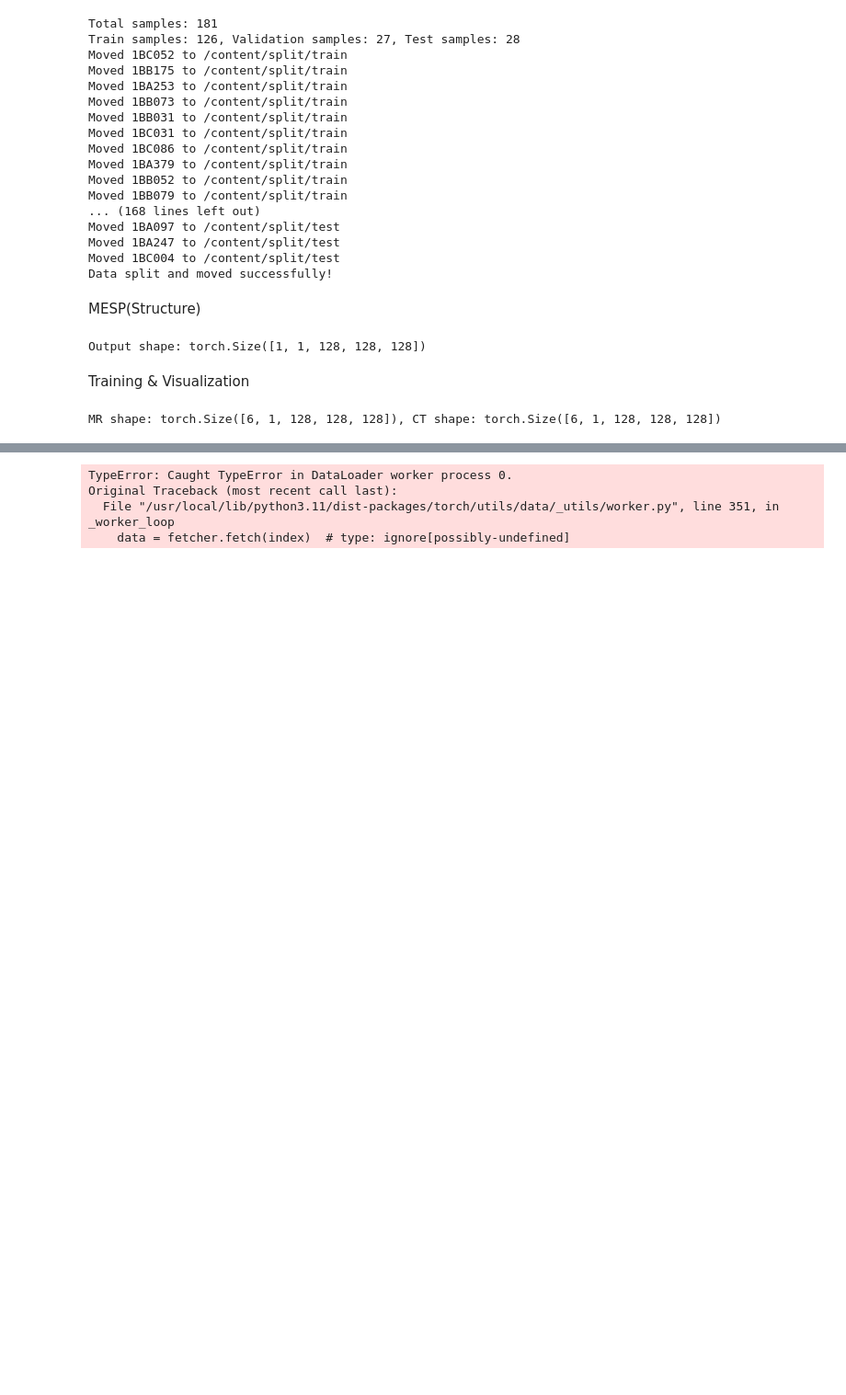
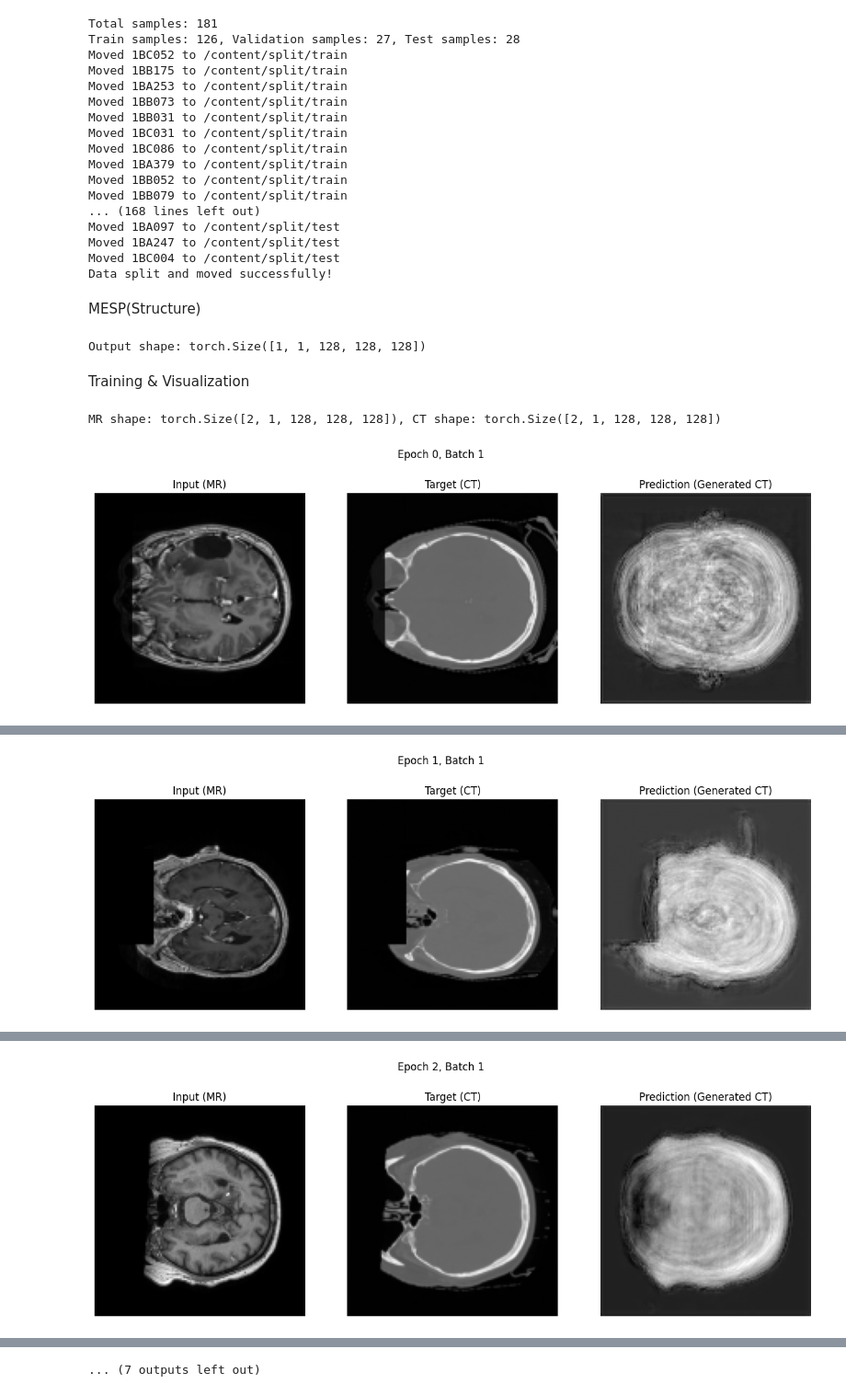
Before and after one commit to Laimo64/Laimo64, a Jupyter notebook: AI_cw_full_dataset.ipynb, the cells around one changed output, grey strips where cells are left out. Shown at 92% size. Cells and saved outputs as stored; diff of their text form; code cells hidden in the pictures; blank space fills up the shorter version.

```diff
--- a/AI_cw_full_dataset.ipynb
+++ b/AI_cw_full_dataset.ipynb
@@ -300,12 +315,12 @@ device = torch.device("cuda" if torch.cuda.is_available() else "cpu")
 model.to(device)
 
 # 優化器與損失函數
-optimizer = optim.Adam(model.parameters(), lr=2e-4)
+optimizer = optim.Adam(model.parameters(), lr=0.0005)
 scheduler = optim.lr_scheduler.StepLR(optimizer, step_size=30, gamma=0.1)  # 學習率調整
 criterion = nn.L1Loss()
 
 # 訓練參數
-epochs = 50
+epochs = 10
 best_loss = float("inf")
 
 train_path = "/content/split/train"
@@ -317,9 +332,9 @@ valid_dataset = MRCTDataset(valid_path)
 test_dataset = MRCTDataset(test_path)
 
 
-train_loader = DataLoader(train_dataset, batch_size=6, shuffle=True, num_workers=2)
-val_loader = DataLoader(valid_dataset, batch_size=4, shuffle=False, num_workers=2)
-test_loader = DataLoader(test_dataset, batch_size=4, shuffle=False, num_workers=2)
+train_loader = DataLoader(train_dataset, batch_size=2, shuffle=True, num_workers=2)
+val_loader = DataLoader(valid_dataset, batch_size=2, shuffle=False, num_workers=2)
+test_loader = DataLoader(test_dataset, batch_size=2, shuffle=False, num_workers=2)
 
 for mr, ct in train_loader:
     print(f"MR shape: {mr.shape}, CT shape: {ct.shape}")
@@ -334,10 +349,6 @@ for epoch in range(epochs):
     progress_bar = tqdm(train_loader, desc=f"Epoch {epoch+1}/{epochs}")
     for mr, ct in progress_bar:
         mr, ct = mr.to(device), ct.to(device)
-
-
-
-
         optimizer.zero_grad()
         output = model(mr)
         loss = criterion(output, ct)
@@ -357,31 +368,32 @@ for epoch in range(epochs):
     val_loss = 0.0
     with torch.no_grad():
         for mr, ct in val_loader:
             mr, ct = mr.to(device), ct.to(device)
             output = model(mr)
             loss = criterion(output, ct)
             val_loss += loss.item()
 
     avg_val_loss = val_loss / len(val_loader)
     print(f"Epoch {epoch+1}/{epochs}, Avg Validation Loss: {avg_val_loss}")
 
     # 調用 EarlyStopping
     early_stopping(val_loss, model)
 
     # 如果觸發 EarlyStopping，結束訓練
     if early_stopping.early_stop:
         print("Early stopping triggered. Stopping training.")
         break
 
     #保存最佳模型
     # if avg_val_loss < best_loss:
     #     best_loss = avg_val_loss
     #     torch.save(model.state_dict(), "best_model.pth")
     #     print("Best model saved!")
 
     # scheduler.step()
 
 
 model.load_state_dict(torch.load("best_model.pt"))
 # %% [output]
-MR shape: torch.Size([6, 1, 128, 128, 128]), CT shape: torch.Size([6, 1, 128, 128, 128])
+MR shape: torch.Size([2, 1, 128, 128, 128]), CT shape: torch.Size([2, 1, 128, 128, 128])
+[figure, added]
@@ -388,0 +403 @@ OutOfMemoryError: CUDA out of memory. Tried to allocate 6.00 GiB. GPU 0 has a to
+[figure, added]
@@ -388,0 +407 @@ OutOfMemoryError: CUDA out of memory. Tried to allocate 6.00 GiB. GPU 0 has a to
+[figure, added]
@@ -389,49 +420 @@ OutOfMemoryError: CUDA out of memory. Tried to allocate 6.00 GiB. GPU 0 has a to
+... (7 outputs left out)
-# %%
-for epoch in range(epochs):
-    # 訓練階段
-    model.train()
-    running_loss = 0.0
-    progress_bar = tqdm(train_loader, desc=f"Epoch {epoch+1}/{epochs}")
-    for mr, ct in progress_bar:
-        mr, ct = mr.to(device), ct.to(device)
-
-
-
-
-        optimizer.zero_grad()
-        output = model(mr)
-        loss = criterion(output, ct)
-        loss.backward()
-        optimizer.step()
-        running_loss += loss.item()
-        progress_bar.set_postfix(loss=loss.item())
-    visualize_results(mr, ct, output, epoch, 1)
-
-    avg_train_loss = running_loss / len(train_loader)
-    print(f"Epoch {epoch+1}/{epochs}, Avg Train Loss: {avg_train_loss}")
-
-    # 驗證階段
-    model.eval()
-    val_loss = 0.0
-    with torch.no_grad():
-        for mr, ct in val_loader:
-            mr, ct = mr.to(device), ct.to(device)
-            output = model(mr)
-            loss = criterion(output, ct)
-            val_loss += loss.item()
-
-    avg_val_loss = val_loss / len(val_loader)
-    print(f"Epoch {epoch+1}/{epochs}, Avg Validation Loss: {avg_val_loss}")
-
-    保存最佳模型
-    if avg_val_loss < best_loss:
-        best_loss = avg_val_loss
-        torch.save(model.state_dict(), "best_model.pth")
-        print("Best model saved!")
-
-    scheduler.step()
-# %% [output]
-TypeError: Caught TypeError in DataLoader worker process 0.
-Original Traceback (most recent call last):
-  File "/usr/local/lib/python3.11/dist-packages/torch/utils/data/_utils/worker.py", line 351, in _worker_loop
-    data = fetcher.fetch(index)  # type: ignore[possibly-undefined]
```
Also changed, not shown: parts of 4 cells of this notebook.
